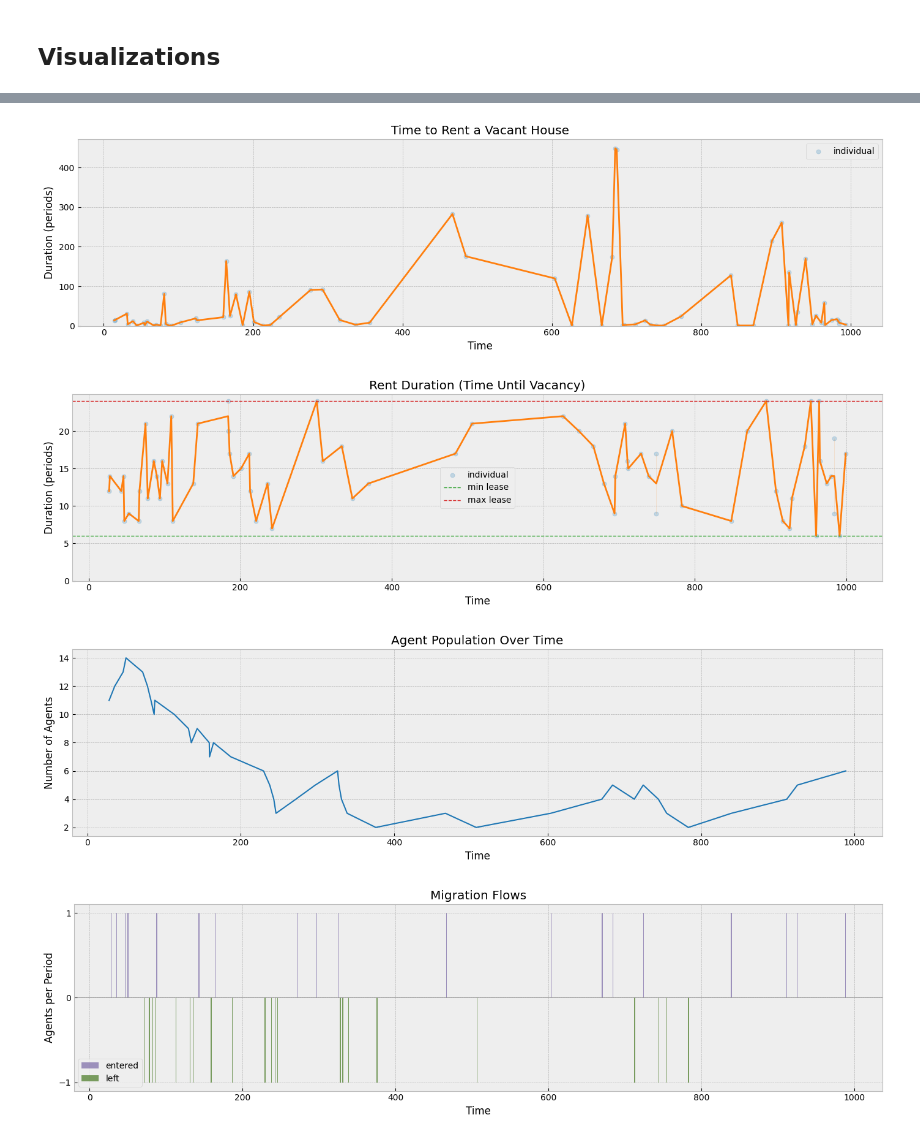
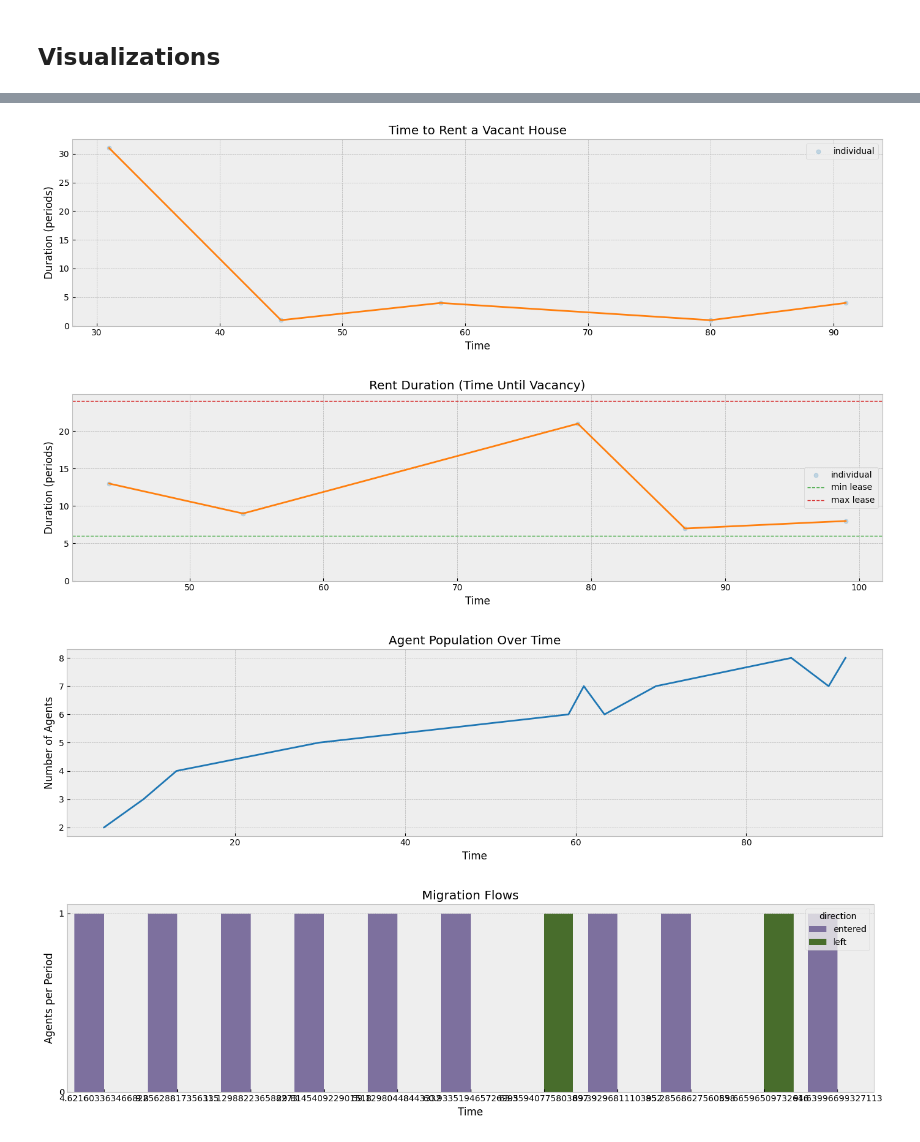
Before and after one commit to ELC/housing-market-simulation, a Jupyter notebook: book/chapters/03_simulation.ipynb, the cells around one changed output, grey strips where cells are left out. Cells and saved outputs as stored; diff of their text form; code cells hidden in the pictures.

Commit message:
feat: enhance agent migration tracking and update wealth event handling

```diff
--- a/book/chapters/03_simulation.ipynb
+++ b/book/chapters/03_simulation.ipynb
@@ -88,27 +88,16 @@ renter_policy = CompositeAgentPolicy(policies=(IncomePolicy(), HomelessBiddingPo
 
 landlord = Agent(money=100, income=0, spend_rate=0.0, policy=owner_policy)
 
-renters = [
-    Agent(policy=renter_policy)
-    for _ in range(9)
-]
-
-agents = [
-    landlord,
-    *renters
-]
-
 houses = [
     House(owner_id=landlord.id, state=ConstructionState(remaining_time=random.randint(settings.min_construction_time, settings.max_construction_time)))
     for _ in range(5)
 ]
 
-market = HousingMarket.create([*agents, *houses], settings=settings)
+market = HousingMarket.create([landlord, *houses], settings=settings)
 
 queue = EventQueue()
 
-for agent in market.entities_of_type(Agent):
-    queue = queue.push(AgentIncomeReceived(time=0, agent_id=agent.id, amount=AgentIncomeReceived.compute_salary(agent)))
+queue = queue.push(AgentIncomeReceived(time=0, agent_id=landlord.id, amount=AgentIncomeReceived.compute_salary(landlord)))
 
 for house in market.entities_of_type(House):
     queue = queue.push(HouseAged(time=settings.aging_interval, house_id=house.id))
@@ -150,6 +131,6 @@ houses
 # %%
 N_STEPS = 1_000_000
-MAX_T = 100
+MAX_T = 500
 sim = engine
 
 for _ in range(N_STEPS):
@@ -199,6 +180,7 @@ rent_duration_rolling_gold = build_rent_duration_rolling(rent_duration_silver)
 wealth_quartiles_gold = build_wealth_quartiles(renter_wealth_gold)
 wealth_spread_gold = build_wealth_spread(wealth_quartiles_gold)
 agent_population_gold = build_agent_population(facts, market)
+migration_flows_gold = build_migration_flows(agent_population_gold)
 # %% [markdown]
 ## Visualizations
 # %%
@@ -250,19 +230,19 @@ plt.show()
 plot_time_to_rent(time_to_rent_rolling_gold)
 plt.show()
 # %% [output]
-[figure, old version]
+[figure, new version]
 # %%
 plot_rent_duration(rent_duration_rolling_gold, settings=settings)
 plt.show()
 # %% [output]
-[figure, old version]
+[figure, new version]
 # %%
 plot_population(agent_population_gold)
 plt.show()
 # %% [output]
-[figure, old version]
+[figure, new version]
 # %%
-plot_migration_flows(agent_population_gold)
+plot_migration_flows(migration_flows_gold)
 plt.show()
 # %% [output]
-[figure, old version]
+[figure, new version]
```
Also changed, not shown: parts of 15 cells of this notebook, 13 other files.
